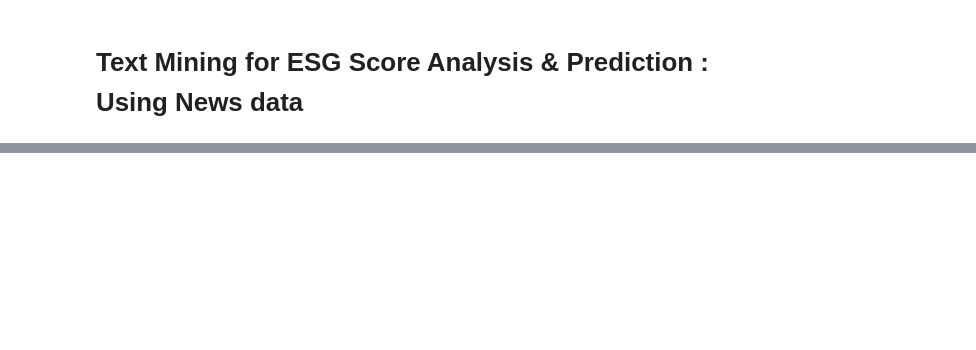
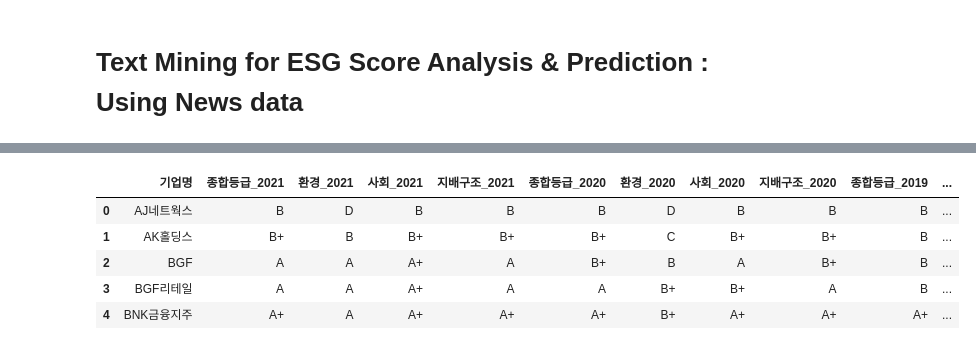
Before and after one commit to kimjuii/LIS3821, a Jupyter notebook: lab/project.ipynb, the cells around one changed output, grey strips where cells are left out. Drawn from its saved outputs; the diff is of its cells as text; code cells hidden in the pictures; blank space fills up the shorter version.

```diff
--- a/lab/project.ipynb
+++ b/lab/project.ipynb
@@ -60,0 +91,4 @@ for i in ragne(1,5):
+# %%
+#Unnamed: 0 열 drop
+df_ESG_2019 = pd.read_csv('/content/drive/MyDrive/LIS3821/datasets/KCGS_ESG등급_2019.csv').drop(columns=['Unnamed: 0', '평가연도'], axis=1)
+df_ESG_2019.head()
@@ -60,0 +132,10 @@ for i in ragne(1,5):
+# %%
+df_ESG = df_m.merge(df_2019, on = '기업명', how='inner')
+df_ESG.head()
+# %% [output]
+|  | 기업명 | 종합등급_2021 | 환경_2021 | 사회_2021 | 지배구조_2021 | 종합등급_2020 | 환경_2020 | 사회_2020 | 지배구조_2020 | 종합등급_2019 | ... |
+| 0 | AJ네트웍스 | B | D | B | B | B | D | B | B | B | ... |
+| 1 | AK홀딩스 | B+ | B | B+ | B+ | B+ | C | B+ | B+ | B | ... |
+| 2 | BGF | A | A | A+ | A | B+ | B | A | B+ | B | ... |
+| 3 | BGF리테일 | A | A | A+ | A | A | B+ | B+ | A | B | ... |
+| 4 | BNK금융지주 | A+ | A | A+ | A+ | A+ | B+ | A+ | A+ | A+ | ... |
```
Also changed, not shown: parts of 21 cells of this notebook, 1 other file.
